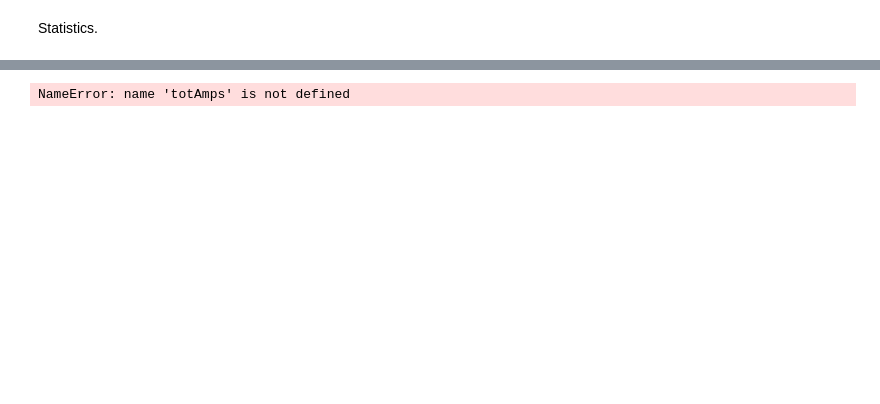
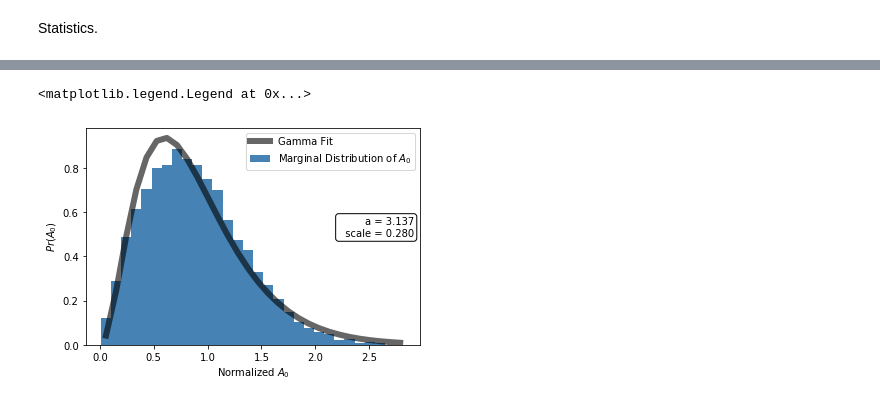
Before and after one commit to XueXiao-Physics/DPDM-PPTA, a Jupyter notebook: interference/Interference_vector_gpu.ipynb, the cells around one changed output, grey strips where cells are left out. Cells and saved outputs as stored; diff of their text form; code cells hidden in the pictures; blank space fills up the shorter version.

```diff
--- a/interference/Interference_vector_gpu.ipynb
+++ b/interference/Interference_vector_gpu.ipynb
@@ -70,9 +70,9 @@ tx[0,:] = tlist[:-1]*t_corr
 nParticles = 2**10 # gpu is generally faster than cpu when n is large
 output=[]
 
-nSimulation= 100000
+nSimulation= 10000
 Amps = cp.ndarray((3,nSimulation))
-Ampsn = cp.ndarray((1,nSimulation))
+totAmps = cp.ndarray((1,nSimulation))
 Phis = cp.ndarray((3,nSimulation))
 
 
@@ -93,11 +93,10 @@ for i in tqdm(range(nSimulation)):
 
     #Retx(3,nPoints)
     Ret = vector_random_walk(tx,omega,K,a,p)
-    Retn = (Ret[0,:]+Ret[1,:])/cp.sqrt(2)
     #results(3,nSimulation)
 
     Amps[:,i] = 2 * cp.sum(Ret*Ret,axis=1)/nPoints #  mean value over time
-    Ampsn[0,i] = 2 * cp.sum(Retn*Retn)/nPoints
+    totAmps[0,i] = 2 * cp.sum(cp.sum(Ret*Ret,axis=0))/nPoints
     Phis[0,i] = tlist[cp.where(cp.max(Ret[0]) == Ret[0])[0][0]]*2*cp.pi
     Phis[1,i] = tlist[cp.where(cp.max(Ret[1]) == Ret[1])[0][0]]*2*cp.pi
     Phis[2,i] = tlist[cp.where(cp.max(Ret[2]) == Ret[2])[0][0]]*2*cp.pi
@@ -108,28 +110,30 @@ plt.plot(cp.asnumpy(cp.tile(Ret[2,:],3)))
 # %%
 # Data processing
 # Fit with gamma functions
 y=Amps[2,:]
 z=totAmps[0,:]
-y=3*y/cp.mean(z)
+y=y/(cp.mean(z)/3)
+#y=y/cp.mean(y)
 y=cp.asnumpy(cp.sqrt(y))
 
 
 plt.figure(figsize=(6,4))
 # Histogram
 Pr,bins,fig=plt.hist(y,30,density=True,label="Marginal Distribution of $A_{0}$",color="steelblue");
 midbins = numpy.diff(bins)/2.+bins[:-1]
 
 # curve fit
 a,loc,scale = ss.gamma.fit(y,floc=0)
 Pr_fit = ss.gamma.pdf(x=midbins,a=a,loc=loc,scale=scale)
 
 plt.plot(midbins,Pr_fit,'black',linewidth=6,alpha=0.6,label='Gamma Fit')
 plt.annotate(s="a = %.3f\n  scale = %.3f"%(a,scale),
              horizontalalignment="right",
          bbox=dict(boxstyle="round",fc="w"),xy=(0.98,0.5),xycoords='axes fraction',size=10)
 plt.xlabel("Normalized $A_0$")
 plt.ylabel("$Pr(A_0)$")
 plt.legend()
 #plt.savefig('GammaFit.pdf')
 # %% [output]
-NameError: name 'totAmps' is not defined
+<matplotlib.legend.Legend at 0x...>
+[figure, added]
```
Also changed, not shown: parts of 8 cells of this notebook, 28 other files.
